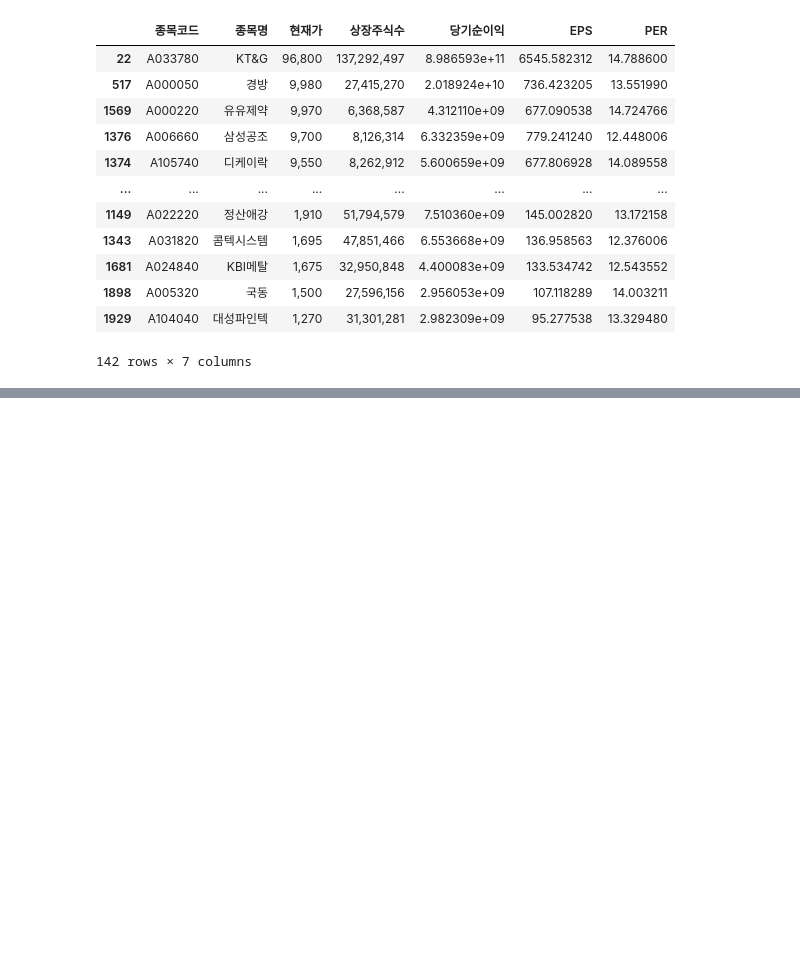
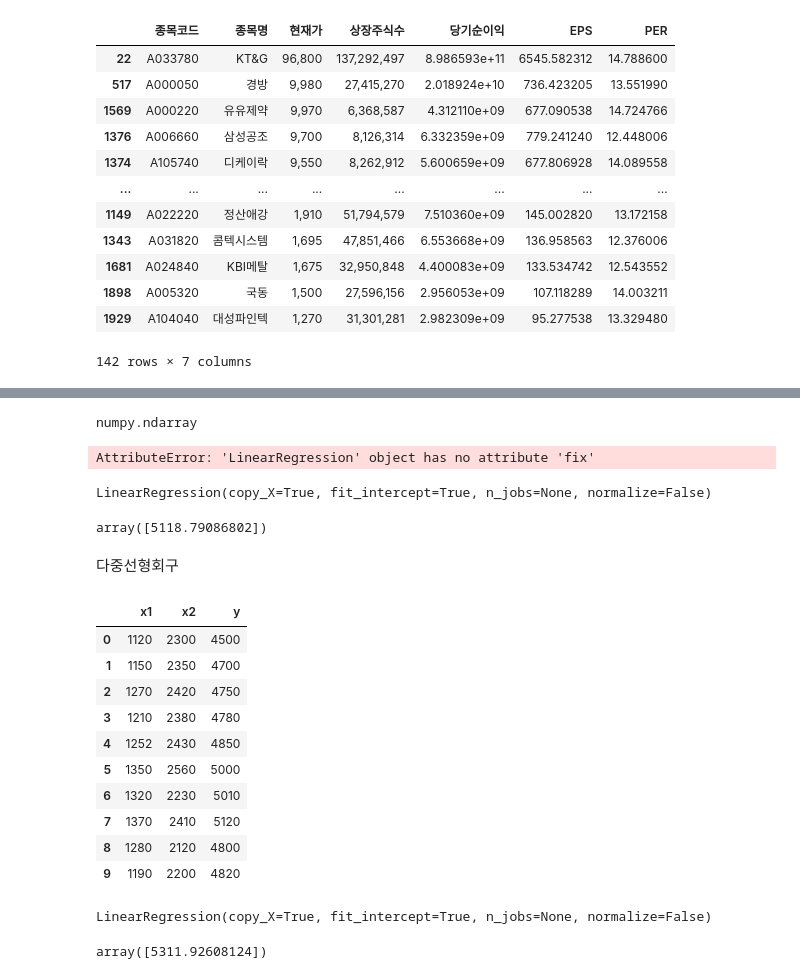
Before and after one commit to agulamin/stock-trading, a Jupyter notebook: notebooks/kym_test.ipynb, the cells around one changed output, grey strips where cells are left out. Saved outputs shown, nothing was run; the diff lists cells and outputs as text; code cells hidden in the pictures; blank space fills up the shorter version.

Commit message:
regression test

```diff
--- a/notebooks/kym_test.ipynb
+++ b/notebooks/kym_test.ipynb
@@ -356,0 +438,38 @@ corp_filter.sort_values(by=['현재가','PER','EPS',], ascending=False)
+# %%
+type(X)
+# %% [output]
+numpy.ndarray
+# %%
+reg.fix(X,y)
+# %% [output]
+AttributeError: 'LinearRegression' object has no attribute 'fix'
+# %%
+reg.fit(X,y)
+# %% [output]
+LinearRegression(copy_X=True, fit_intercept=True, n_jobs=None, normalize=False)
+# %%
+reg.predict([[1400]])
+# %% [output]
+array([5118.79086802])
+# %% [markdown]
+다중선형회구
+# %%
+multi_data = [{"x1":1120,"x2":2300, "y":4500}, {"x1":1150, "x2":2350,  "y":4700},
+     {"x1":1270, "x2":2420, "y":4750}, {"x1":1210, "x2":2380, "y":4780},
+     {"x1":1252, "x2":2430, "y":4850}, {"x1":1350, "x2":2560, "y":5000},
+     {"x1":1320,"x2":2230, "y":5010}, {"x1":1370, "x2":2410, "y":5120},
+     {"x1":1280,"x2":2120, "y":4800}, {"x1":1190, "x2":2200, "y":4820}]
+multi_df = pd.DataFrame.from_dict(multi_data)
+multi_df
+# %% [output]
+|  | x1 | x2 | y |
+| 0 | 1120 | 2300 | 4500 |
+| 1 | 1150 | 2350 | 4700 |
+| 2 | 1270 | 2420 | 4750 |
+| 3 | 1210 | 2380 | 4780 |
+| 4 | 1252 | 2430 | 4850 |
+| 5 | 1350 | 2560 | 5000 |
+| 6 | 1320 | 2230 | 5010 |
+| 7 | 1370 | 2410 | 5120 |
+| 8 | 1280 | 2120 | 4800 |
+| 9 | 1190 | 2200 | 4820 |
@@ -356,0 +479,10 @@ corp_filter.sort_values(by=['현재가','PER','EPS',], ascending=False)
+# %%
+from sklearn import linear_model
+reg = linear_model.LinearRegression()
+reg.fit(multi_X, multi_y)
+# %% [output]
+LinearRegression(copy_X=True, fit_intercept=True, n_jobs=None, normalize=False)
+# %%
+reg.predict([[1500, 2420]])
+# %% [output]
+array([5311.92608124])
```
Also changed, not shown: parts of 14 cells of this notebook.
